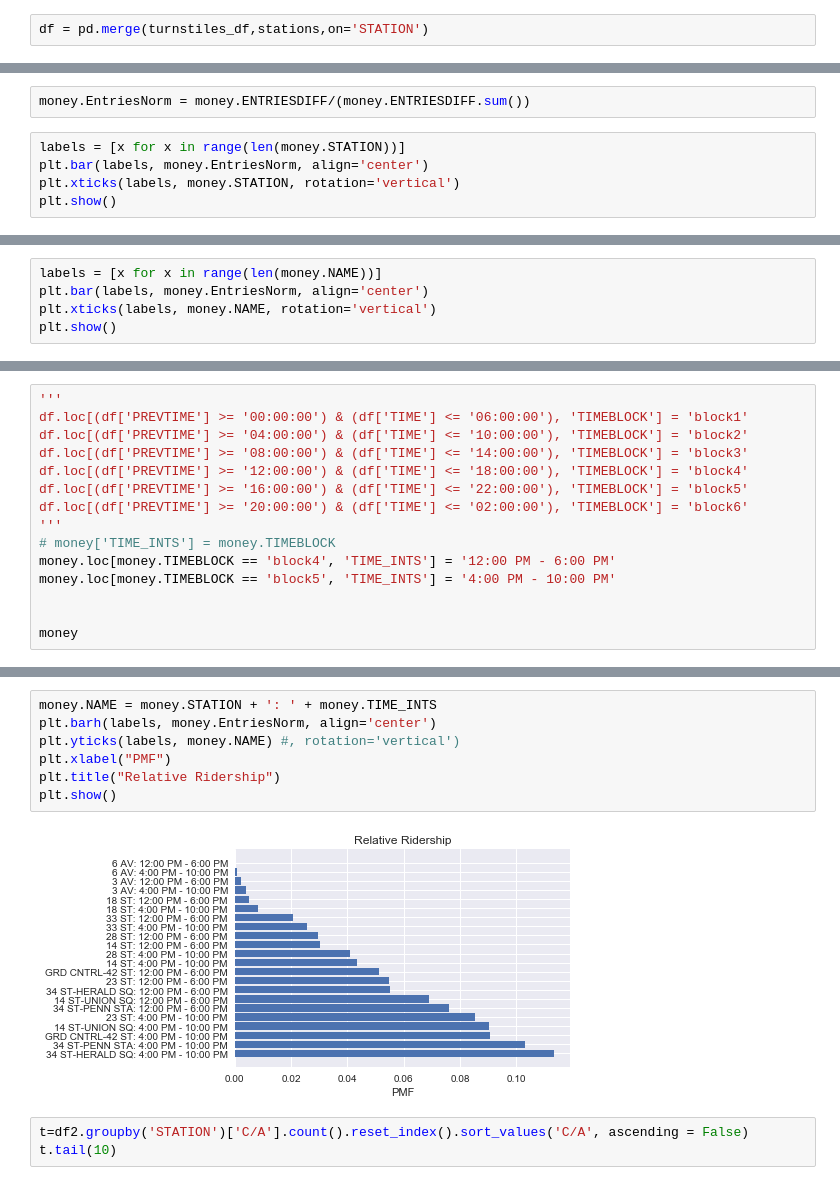
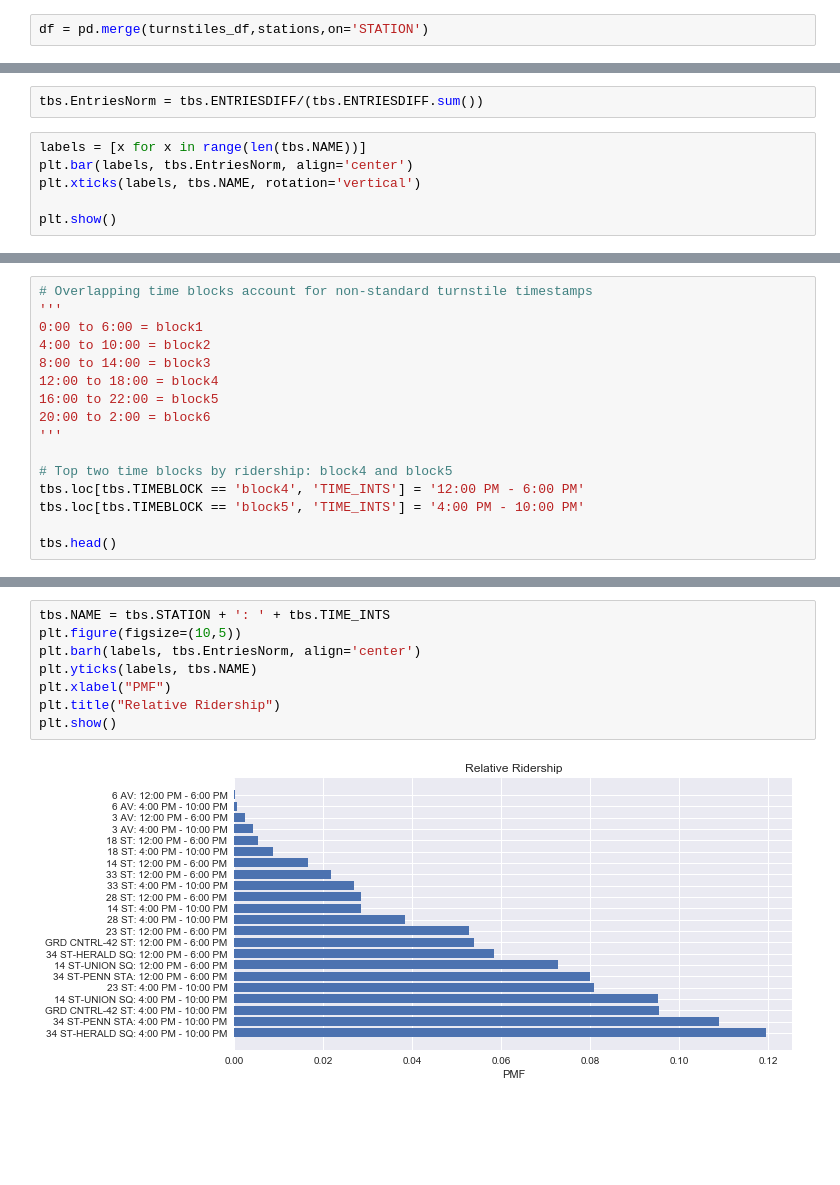
Before and after one commit to reichsmarc/mta_project, a Jupyter notebook: turnstile_cleaning.ipynb, the cells around one changed output, grey strips where cells are left out. Cells and saved outputs as stored; diff of their text form; blank space fills up the shorter version.

```diff
--- a/turnstile_cleaning.ipynb
+++ b/turnstile_cleaning.ipynb
@@ -324,8 +278,9 @@ money['NAME'] = money['STATION'] + ' - ' + money['TIMEBLOCK']
 # %%
-money.EntriesNorm = money.ENTRIESDIFF/(money.ENTRIESDIFF.sum())
+tbs.EntriesNorm = tbs.ENTRIESDIFF/(tbs.ENTRIESDIFF.sum())
 # %%
-labels = [x for x in range(len(money.STATION))]
-plt.bar(labels, money.EntriesNorm, align='center')
-plt.xticks(labels, money.STATION, rotation='vertical')
+labels = [x for x in range(len(tbs.NAME))]
+plt.bar(labels, tbs.EntriesNorm, align='center')
+plt.xticks(labels, tbs.NAME, rotation='vertical')
+
 plt.show()
 # %% [output]
@@ -333,5 +287,0 @@ plt.show()
-# %%
-labels = [x for x in range(len(money.NAME))]
-plt.bar(labels, money.EntriesNorm, align='center')
-plt.xticks(labels, money.NAME, rotation='vertical')
-plt.show()
@@ -340,18 +288,19 @@ plt.show()
 # %%
+# Overlapping time blocks account for non-standard turnstile timestamps
 '''
-df.loc[(df['PREVTIME'] >= '00:00:00') & (df['TIME'] <= '06:00:00'), 'TIMEBLOCK'] = 'block1'
-df.loc[(df['PREVTIME'] >= '04:00:00') & (df['TIME'] <= '10:00:00'), 'TIMEBLOCK'] = 'block2'
-df.loc[(df['PREVTIME'] >= '08:00:00') & (df['TIME'] <= '14:00:00'), 'TIMEBLOCK'] = 'block3'
-df.loc[(df['PREVTIME'] >= '12:00:00') & (df['TIME'] <= '18:00:00'), 'TIMEBLOCK'] = 'block4'
-df.loc[(df['PREVTIME'] >= '16:00:00') & (df['TIME'] <= '22:00:00'), 'TIMEBLOCK'] = 'block5'
-df.loc[(df['PREVTIME'] >= '20:00:00') & (df['TIME'] <= '02:00:00'), 'TIMEBLOCK'] = 'block6'
+0:00 to 6:00 = block1
+4:00 to 10:00 = block2
+8:00 to 14:00 = block3
+12:00 to 18:00 = block4
+16:00 to 22:00 = block5
+20:00 to 2:00 = block6
 '''
-# money['TIME_INTS'] = money.TIMEBLOCK
-money.loc[money.TIMEBLOCK == 'block4', 'TIME_INTS'] = '12:00 PM - 6:00 PM'
-money.loc[money.TIMEBLOCK == 'block5', 'TIME_INTS'] = '4:00 PM - 10:00 PM'
 
+# Top two time blocks by ridership: block4 and block5
+tbs.loc[tbs.TIMEBLOCK == 'block4', 'TIME_INTS'] = '12:00 PM - 6:00 PM'
+tbs.loc[tbs.TIMEBLOCK == 'block5', 'TIME_INTS'] = '4:00 PM - 10:00 PM'
 
-money
+tbs.head()
 # %% [output]
 |  | TIMEBLOCK | STATION | ENTRIESDIFF | NAME | TIME_INTS |
 | 18 | block5 | 34 ST-HERALD SQ | 1392337.0 | 34 ST-HERALD SQ - block5 | 4:00 PM - 10:00 PM |
@@ -373,12 +311,10 @@ money
 # %%
-money.NAME = money.STATION + ': ' + money.TIME_INTS
-plt.barh(labels, money.EntriesNorm, align='center')
-plt.yticks(labels, money.NAME) #, rotation='vertical')
+tbs.NAME = tbs.STATION + ': ' + tbs.TIME_INTS
+plt.figure(figsize=(10,5))
+plt.barh(labels, tbs.EntriesNorm, align='center')
+plt.yticks(labels, tbs.NAME)
 plt.xlabel("PMF")
 plt.title("Relative Ridership")
 plt.show()
 # %% [output]
-[figure, old version]
+[figure, new version]
-# %%
-t=df2.groupby('STATION')['C/A'].count().reset_index().sort_values('C/A', ascending = False)
-t.tail(10)
```
Also changed, not shown: parts of 39 cells of this notebook.
